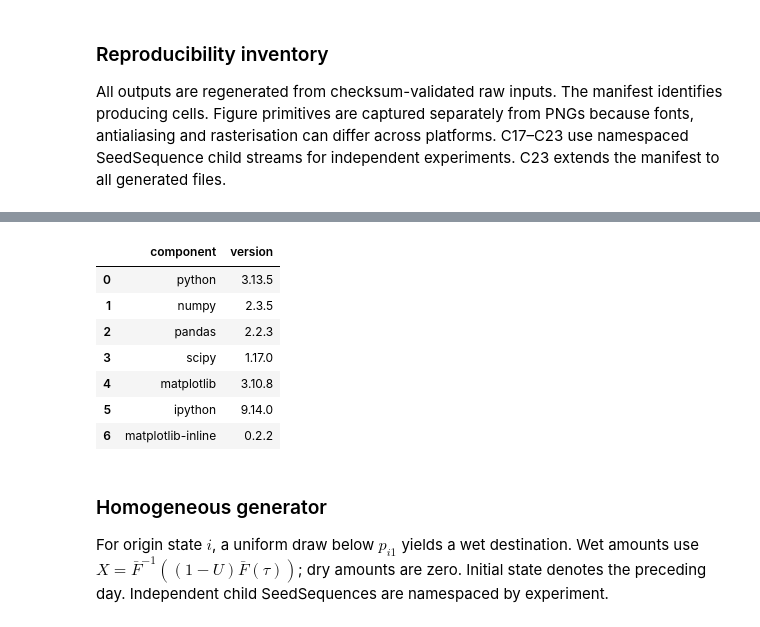
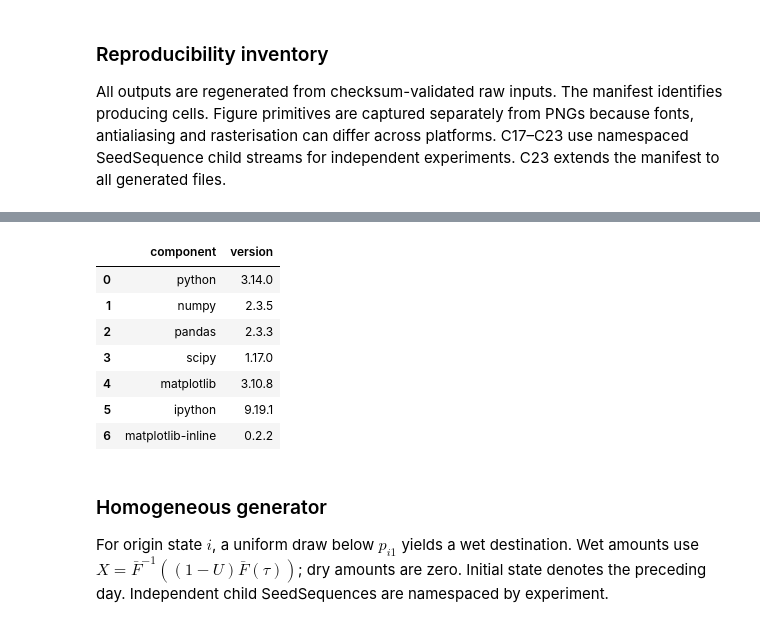
Before and after one commit to DilaraLiyanage/colombo-rainfall-simulator, a Jupyter notebook: notebook/colombo-rainfall-simulator.ipynb, the cells around one changed output, grey strips where cells are left out. Saved outputs shown, nothing was run; the diff lists cells and outputs as text; code cells hidden in the pictures.

Commit message:
fix: simplify notebook execution and dependency installation

```diff
--- a/notebook/colombo-rainfall-simulator.ipynb
+++ b/notebook/colombo-rainfall-simulator.ipynb
@@ -20,0 +21,5 @@ C01 uses the exact scientific pins in `requirements.txt`. If installed versions
+# %%
+# Dependency installation (run before C01).
+import time
+INSTALL_START = time.perf_counter()
+%pip install numpy==2.3.5 pandas==2.3.3 scipy==1.17.0 matplotlib==3.10.8
@@ -156,23 +141,19 @@ print('Runtime:', 'Colab' if 'COLAB_RELEASE_TAG' in os.environ else 'local Pytho
 # %%
-%%scientific
 # C02
 # Prefer frozen public snapshot; fall back to existing local file, not interactive upload.
 # Explicit local override supports offline, reproducible execution.
 def load_export(kind):
     name = f'open-meteo-6.92N79.91E4m-{kind}.csv'
-    try:
-        if 'RAINFALL_DATA_DIR' in os.environ:
-            raise OSError('Explicit local snapshot directory selected')
-        with urllib.request.urlopen(BASE + name, timeout=15) as response:
+    if USE_LOCAL_DATA:
+        path = DATA_DIR / name
+        if not path.is_file():
+            raise FileNotFoundError(f"Required local snapshot missing: {path}")
+        raw = path.read_bytes()
+        source = 'local snapshot'
+    else:
+        with urllib.request.urlopen(BASE + name, timeout=60) as response:
             raw = response.read()
         source = 'GitHub raw'
-    except (OSError, ValueError):
-        candidates = [DATA_DIR / name, RAW_DIR / name, Path('../data/raw') / name]
-        path = next((x for x in candidates if x.is_file()), None)
-        if path is None:
-            raise FileNotFoundError(f'Place {name} in data/raw/ or set RAINFALL_DATA_DIR; public snapshot not available.')
-        raw = path.read_bytes()
-        source = 'local snapshot'
     expected_sha256 = {'hourly': 'd14a8d9739fdf5337172a82b28226fa446af02919a92dfbef8cc52701d5d9601', 'daily': 'dc672e756178597e04c779eddee2003ae4312003578ea85d0f1730aa5c5fdcda'}
     assert hashlib.sha256(raw).hexdigest() == expected_sha256[kind], f'Snapshot checksum mismatch: {name}'
     meta = pd.read_csv(io.BytesIO(raw), nrows=1)
@@ -749,6 +718,5 @@ Gamma gives the lowest AIC and BIC among the three candidates. Conditional wet-d
 ### Reproducibility inventory
 All outputs are regenerated from checksum-validated raw inputs. The manifest identifies producing cells. Figure primitives are captured separately from PNGs because fonts, antialiasing and rasterisation can differ across platforms. C17–C23 use namespaced SeedSequence child streams for independent experiments. C23 extends the manifest to all generated files.
 # %%
-%%scientific
 # C16
 # Output inventory is declarative; all listed scientific outputs are generated above.
@@ -757,12 +725,12 @@ manifest.loc[len(manifest)] = ['data/processed/model_parameters.json', 'C16', 'C
 model_export = {'schema_version': 1, 'calibration_start': START.date().isoformat(), 'calibration_end': CAL_END.date().isoformat(), 'seed': SEED, 'wet_threshold_mm': WET, 'extreme_threshold_mm': float(q95), 'secondary_threshold_mm': float(q99), 'state_order': ['dry', 'wet'], 'homogeneous': {'transition_matrix': P.tolist(), 'stationary_distribution': pi.tolist(), 'amount_distribution': {'name': 'lower_truncated_gamma', 'shape': float(alpha), 'scale_mm': float(beta), 'lower_mm': WET, 'parent_location_mm': 0}}, 'seasonal': {row['season']: {'transition_matrix': [[float(row['p00']), float(row['p01'])], [float(row['p10']), float(row['p11'])]], 'amount_distribution': {'name': 'lower_truncated_gamma', 'shape': float(row['shape']), 'scale_mm': float(row['scale_mm']), 'lower_mm': WET, 'parent_location_mm': 0}} for row in seasonal_rows}}
 (PROCESSED_DIR / 'model_parameters.json').write_text(json.dumps(model_export, indent=2, allow_nan=False) + '\n', encoding='utf-8')
 (PROCESSED_DIR / 'figure_data.json').write_text(json.dumps(FIGURE_DATA, default=str, sort_keys=True), encoding='utf-8')
-actual_versions = {k: importlib.metadata.version(k) for k in PINS}
+actual_versions = {k: sys.modules[k].__version__ for k in PINS}
+assert {k: importlib.metadata.version(k) for k in PINS} == PINS
 assert actual_versions == PINS
 runtime = pd.DataFrame([{'component': 'python', 'version': platform.python_version()}, *[{'component': k, 'version': v} for k, v in actual_versions.items()], *[{'component': k, 'version': importlib.metadata.version(k)} for k in ('ipython', 'matplotlib-inline')]])
 runtime.to_csv(PROCESSED_DIR / 'runtime_versions.csv', index=False)
-manifest.to_csv(PROCESSED_DIR / 'output_manifest.csv', index=False)
-assert all(((OUTPUT / path).is_file() for path in manifest.path))
+assert all(((OUTPUT / path).is_file() for path in manifest.path if path != "data/processed/output_manifest.csv"))
 assert len(FIGURE_DATA) == 14
 print('Generated outputs:', len(manifest), '| elapsed seconds:', round(time.perf_counter() - RUN_START, 2))
 display(runtime)
@@ -771,10 +739,10 @@ Generated outputs: 31 | elapsed seconds: 8.66
 |  | component | version |
-| 0 | python | 3.13.5 |
+| 0 | python | 3.14.0 |
 | 1 | numpy | 2.3.5 |
-| 2 | pandas | 2.2.3 |
+| 2 | pandas | 2.3.3 |
 | 3 | scipy | 1.17.0 |
 | 4 | matplotlib | 3.10.8 |
-| 5 | ipython | 9.14.0 |
+| 5 | ipython | 9.19.1 |
 | 6 | matplotlib-inline | 0.2.2 |
 # %% [markdown]
 ### Homogeneous generator
```
Also changed, not shown: parts of 32 cells of this notebook, 4 other files.
